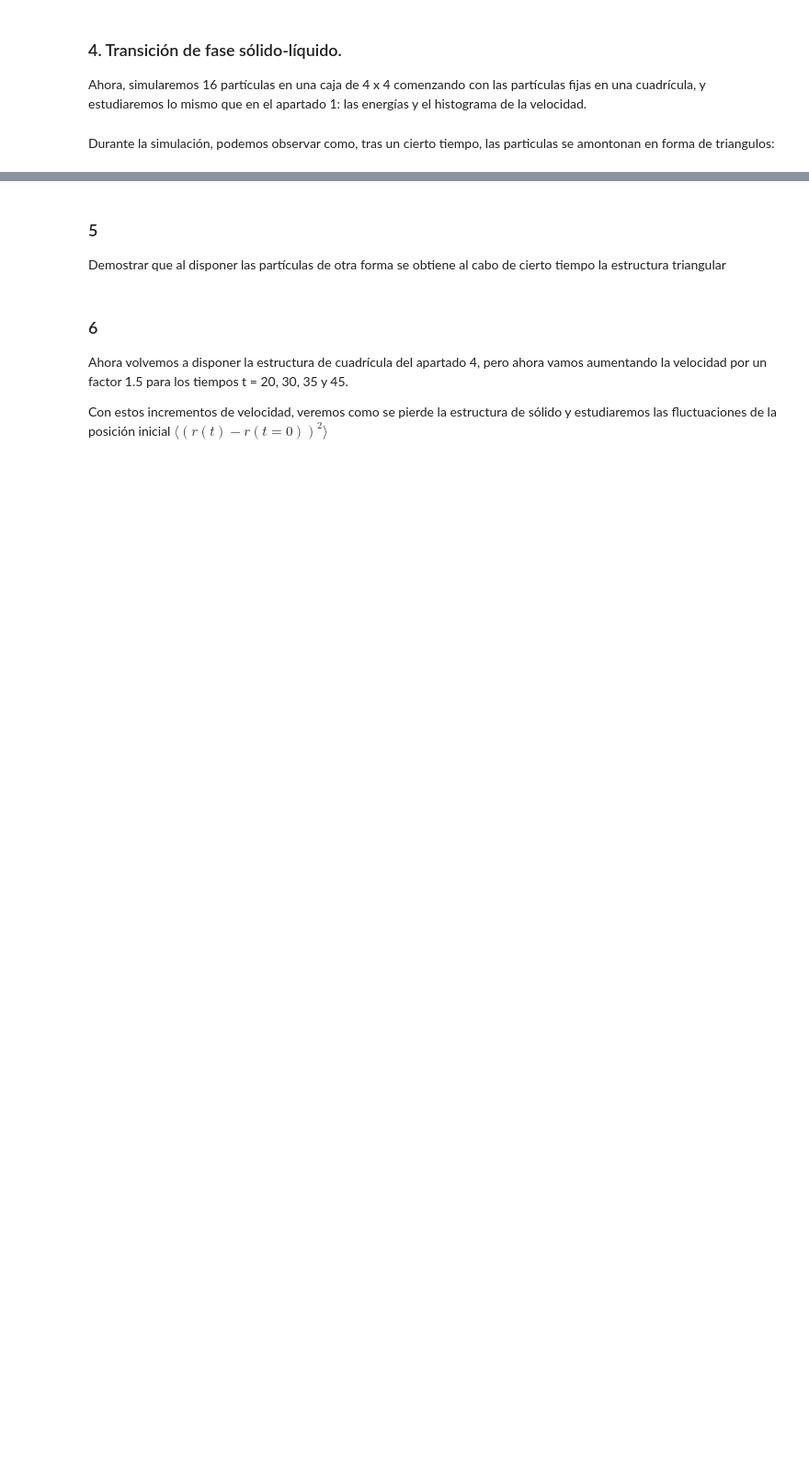
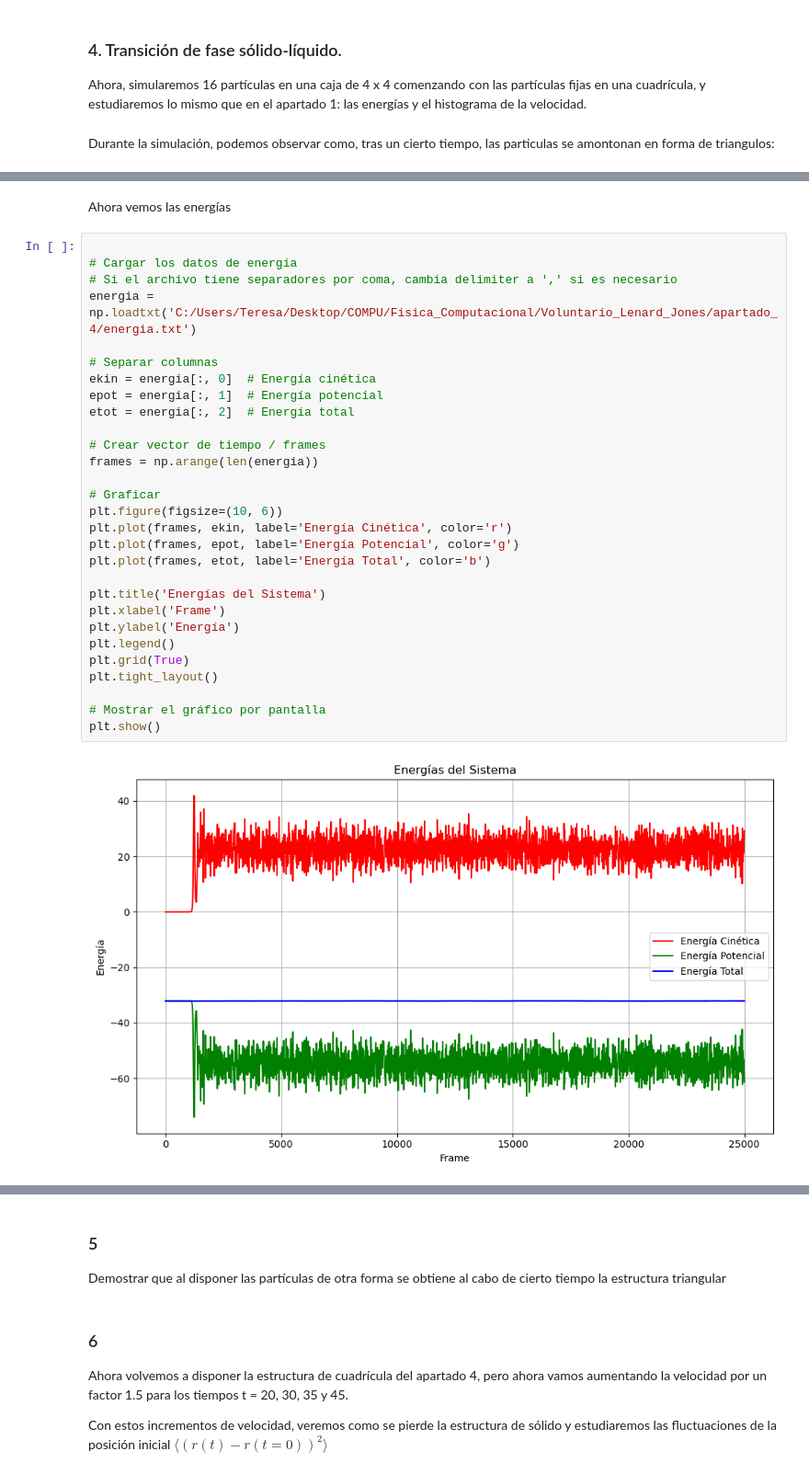
Before and after one commit to teresa-p-l/Fisica_Computacional, a Jupyter notebook: Voluntario_Lenard_Jones/Voluntario_Lennard_Jones_Teresa_Puyol_Lopez.ipynb, the cells around one changed output, grey strips where cells are left out. Shown: that part at 92% size. Drawn from its saved outputs; the diff is of its cells as text; blank space fills up the shorter version.

```diff
--- a/Voluntario_Lenard_Jones/Voluntario_Lennard_Jones_Teresa_Puyol_Lopez.ipynb
+++ b/Voluntario_Lenard_Jones/Voluntario_Lennard_Jones_Teresa_Puyol_Lopez.ipynb
@@ -219,0 +274,33 @@ Durante la simulación, podemos observar como, tras un cierto tiempo, las partic
+# %% [markdown]
+Ahora vemos las energías
+# %%
+
+# Cargar los datos de energía
+# Si el archivo tiene separadores por coma, cambia delimiter a ',' si es necesario
+energia = np.loadtxt('C:/Users/Teresa/Desktop/COMPU/Fisica_Computacional/Voluntario_Lenard_Jones/apartado_4/energia.txt')
+
+# Separar columnas
+ekin = energia[:, 0]  # Energía cinética
+epot = energia[:, 1]  # Energía potencial
+etot = energia[:, 2]  # Energía total
+
+# Crear vector de tiempo / frames
+frames = np.arange(len(energia))
+
+# Graficar
+plt.figure(figsize=(10, 6))
+plt.plot(frames, ekin, label='Energía Cinética', color='r')
+plt.plot(frames, epot, label='Energía Potencial', color='g')
+plt.plot(frames, etot, label='Energía Total', color='b')
+
+plt.title('Energías del Sistema')
+plt.xlabel('Frame')
+plt.ylabel('Energía')
+plt.legend()
+plt.grid(True)
+plt.tight_layout()
+
+# Mostrar el gráfico por pantalla
+plt.show()
+# %% [output]
+[figure, added]
```
Also changed, not shown: parts of 8 cells of this notebook.
